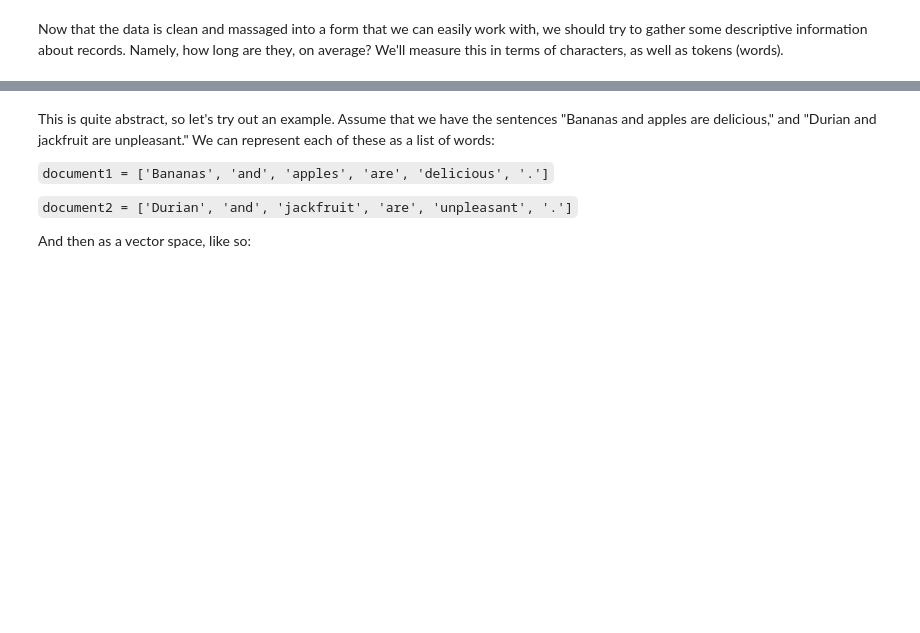
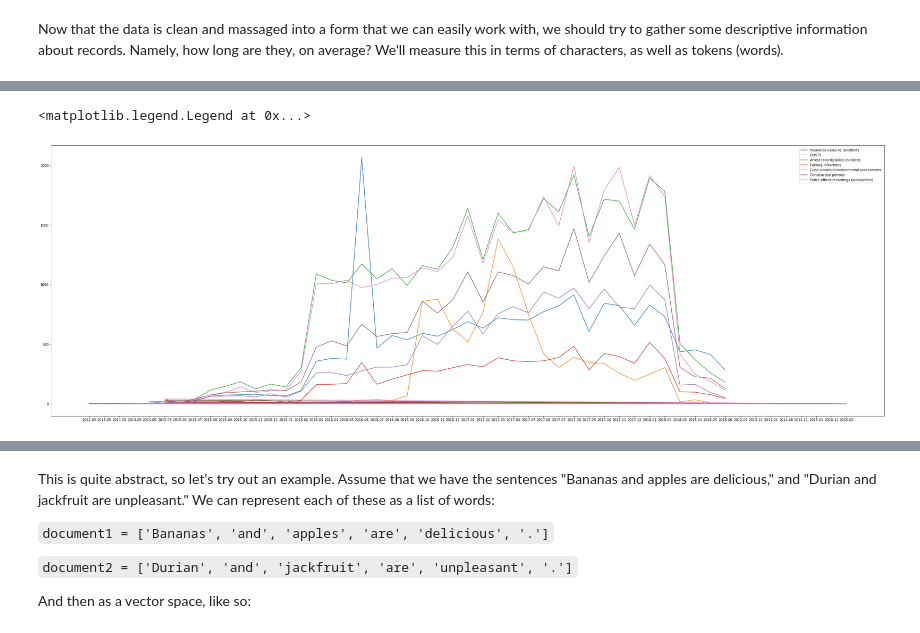
Before and after one commit to OpenDataLiteracy/OpenDataAlliance-KM, a Jupyter notebook: NLP on PRR.ipynb, the cells around one changed output, grey strips where cells are left out. Drawn from its saved outputs; the diff is of its cells as text; code cells hidden in the pictures; blank space fills up the shorter version.

```diff
--- a/NLP on PRR.ipynb
+++ b/NLP on PRR.ipynb
@@ -515,9 +731,0 @@ More complicated algorithms can be used to assign actual labels to topic categor
-# %%
-# in order to do this LDA work, we have to pull all of our data out of the dataframe
-def unpack(df, col):
-    strings = []
-    for i in df[col]:
-        strings.append(i)
-    return strings
-
-alldict = unpack(city_export, 'lemmas')
@@ -567,0 +1062,28 @@ pp.pprint(everything_model.print_topics())
+# %%
+# first let's run the function to get the topics
+everything_topic_list = topics_to_list(everything_model)
+
+# then we'll run each topic through the list comprehension and build a dataframe
+topic_model_dfs = [count_keywords(words_over_time, 'word', i) for i in everything_topic_list]
+
+# that information above? we'll grab the list indicies of interest
+# and the titles of the topics
+relevant_full_model = [0, 1, 2, 5, 6, 7, 8]
+relevant_titles = ['Insurance cases re: accidents', 'DUSTs',
+                   'Arrest records/police incidents',
+                   'Parking infractions',
+                   'Code violation/environmental assessments',
+                   'Construction permits',
+                   'Police officer recordings (audio/video)']
+
+# this list comprehension filters out the indices we don't care about
+plot_full = [topic_model_dfs[i] for i in relevant_full_model]
+
+# and this section is for plotting; set the figure size
+plt.figure(figsize=(45,15))
+[ plt.plot(datum) for datum in plot_full]
+plt.legend(relevant_titles)
+#plt.title('Decommissioned Underground Storage Tank Topic Popularity Over Time')
+# %% [output]
+<matplotlib.legend.Legend at 0x...>
+[figure, added]
```
Also changed, not shown: parts of 103 cells of this notebook.
